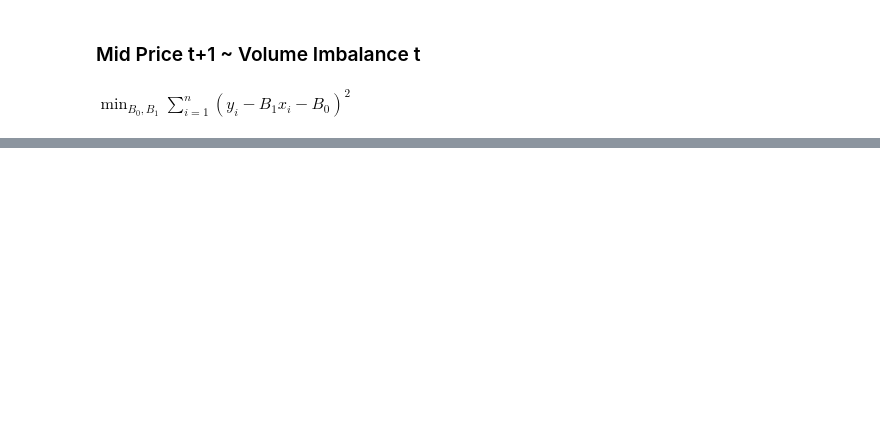
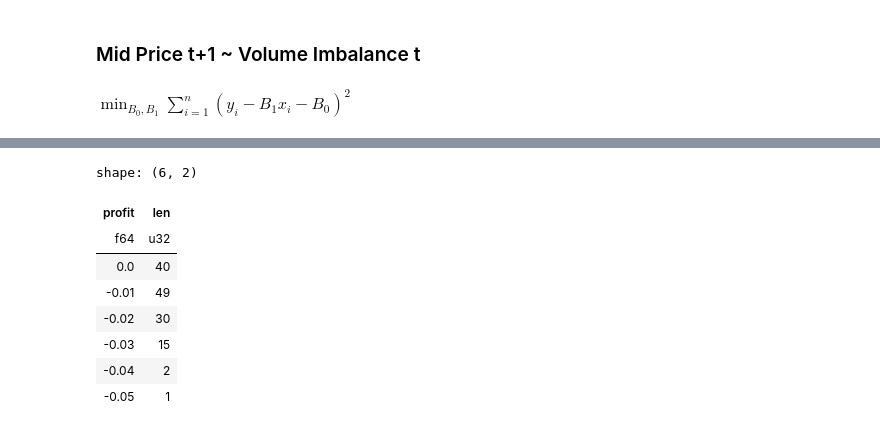
Before and after one commit to AaronGao2027/limit_order_book_project, a Jupyter notebook: regression_analysis.ipynb, the cells around one changed output, grey strips where cells are left out. Cells and saved outputs as stored; diff of their text form; code cells hidden in the pictures; blank space fills up the shorter version.

```diff
--- a/regression_analysis.ipynb
+++ b/regression_analysis.ipynb
@@ -209,0 +215,78 @@ plt.show()
+# %%
+last_bid_price = -1
+buy_price = -1
+sell_price = -1
+buy_time = -1
+sell_time = -1
+total_profit = 0
+trade_active = False
+
+trade_list = []
+
+book = LimitOrderBook() # initialize a new limit order book object
+
+for order in market_by_order_data_df.iter_rows(named=True):
+    # apply order to the limit order book
+    book.apply_order(order)
+
+    # get the best bid price and best bid size
+    national_best_bid_price, national_best_bid_size = book.get_best_bid()
+
+    # get the best ask price and best ask size
+    national_best_ask_price, national_best_ask_size = book.get_best_ask()
+
+    # calculate the top of book volume imbalance
+    if national_best_bid_size+national_best_ask_size>0:
+        orderbook_imbalance = (national_best_bid_size-national_best_ask_size)/(national_best_bid_size+national_best_ask_size)
+
+        if orderbook_imbalance > 0.99 and not trade_active:
+            buy_time = order['ts_recv_int']
+            last_bid_price = national_best_bid_price
+            buy_price = national_best_ask_price
+
+            trade_active = True
+
+        if not math.isclose(national_best_bid_price, last_bid_price, abs_tol=0.001) and trade_active:
+            sell_price = national_best_bid_price
+            sell_time = order['ts_recv_int']
+            profit = sell_price - buy_price
+            total_profit += profit
+
+            trade_list.append({
+                'buy_time': buy_time,
+                'sell_time': sell_time,
+                'buy_price': buy_price,
+                'sell_price': sell_price,
+                'profit': profit
+            })
+
+            last_bid_price = -1
+            buy_price = -1
+            sell_price = -1
+            buy_time = -1
+            sell_time = -1
+
+            trade_active = False
+
+df = pl.DataFrame(trade_list)
+df = df.with_columns(
+    buy_time_timestamp=pl.col('buy_time').cast(pl.Datetime('ns')).dt.replace_time_zone('UTC').dt.convert_time_zone('America/New_York'),
+    sell_time_timestamp=pl.col('sell_time').cast(pl.Datetime('ns')).dt.replace_time_zone('UTC').dt.convert_time_zone('America/New_York')
+).sort(
+    pl.col('profit'), descending=True
+)
+
+# orderbook imbalance > 0.99
+df.group_by(
+    pl.col('profit').round(2)
+).len().sort('profit', descending=True)
+# %% [output]
+shape: (6, 2)
+| profit | len |
+| f64 | u32 |
+| 0.0 | 40 |
+| -0.01 | 49 |
+| -0.02 | 30 |
+| -0.03 | 15 |
+| -0.04 | 2 |
+| -0.05 | 1 |
```
Also changed, not shown: parts of 5 cells of this notebook.
